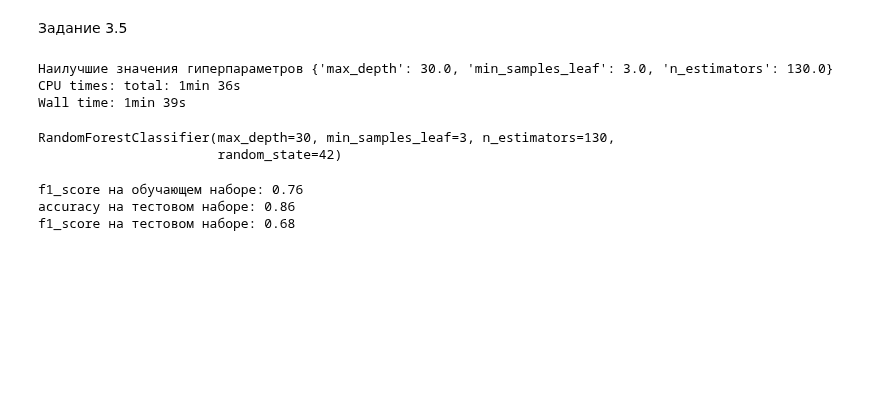
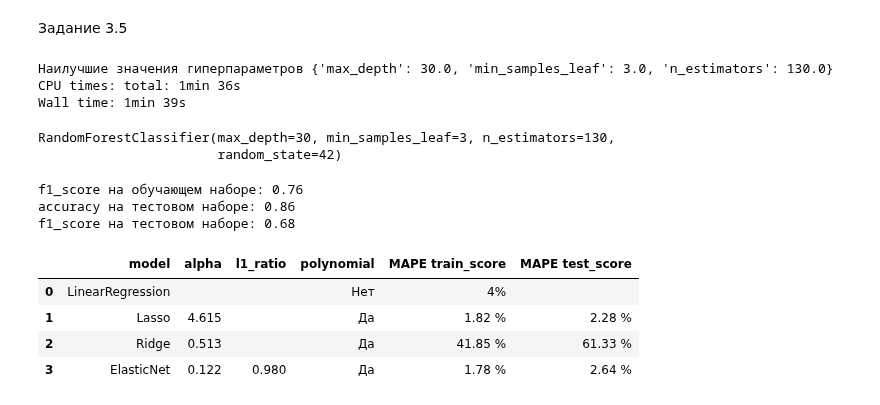
Before and after one commit to d3enjan/sf_data_science, a Jupyter notebook: skillfactory/ML-7. Оптимизация гиперпараметров модели/ML-7.Optimization_of_hyperparameters.ipynb, the cells around one changed output. Cells and saved outputs as stored; diff of their text form; code cells hidden in the pictures; blank space fills up the shorter version.

```diff
--- a/skillfactory/ML-7. Оптимизация гиперпараметров модели/ML-7.Optimization_of_hyperparameters.ipynb
+++ b/skillfactory/ML-7. Оптимизация гиперпараметров модели/ML-7.Optimization_of_hyperparameters.ipynb
@@ -1080,3 +1080,18 @@ RandomForestClassifier(max_depth=30, min_samples_leaf=3, n_estimators=130,
 f1_score на обучающем наборе: 0.76
 accuracy на тестовом наборе: 0.86
 f1_score на тестовом наборе: 0.68
+# %%
+lst ={'model':['LinearRegression', 'Lasso', 'Ridge', 'ElasticNet'],
+      'alpha':[' ','4.615','0.513','0.122'],
+      'l1_ratio':[' ',' ',' ','0.980 '],
+      'polynomial':['Нет ','Да','Да','Да',],
+      'MAPE  train_score':['4% ','1.82 %', '41.85 %', '1.78 %'],
+      'MAPE  test_score':[' ','2.28 %', '61.33 %', '2.64 %'] }
+dataframe = pd.DataFrame(lst)
+dataframe
+# %% [output]
+|  | model | alpha | l1_ratio | polynomial | MAPE train_score | MAPE test_score |
+| 0 | LinearRegression |  |  | Нет | 4% |  |
+| 1 | Lasso | 4.615 |  | Да | 1.82 % | 2.28 % |
+| 2 | Ridge | 0.513 |  | Да | 41.85 % | 61.33 % |
+| 3 | ElasticNet | 0.122 | 0.980 | Да | 1.78 % | 2.64 % |
```
Also changed, not shown: 4 other files.
